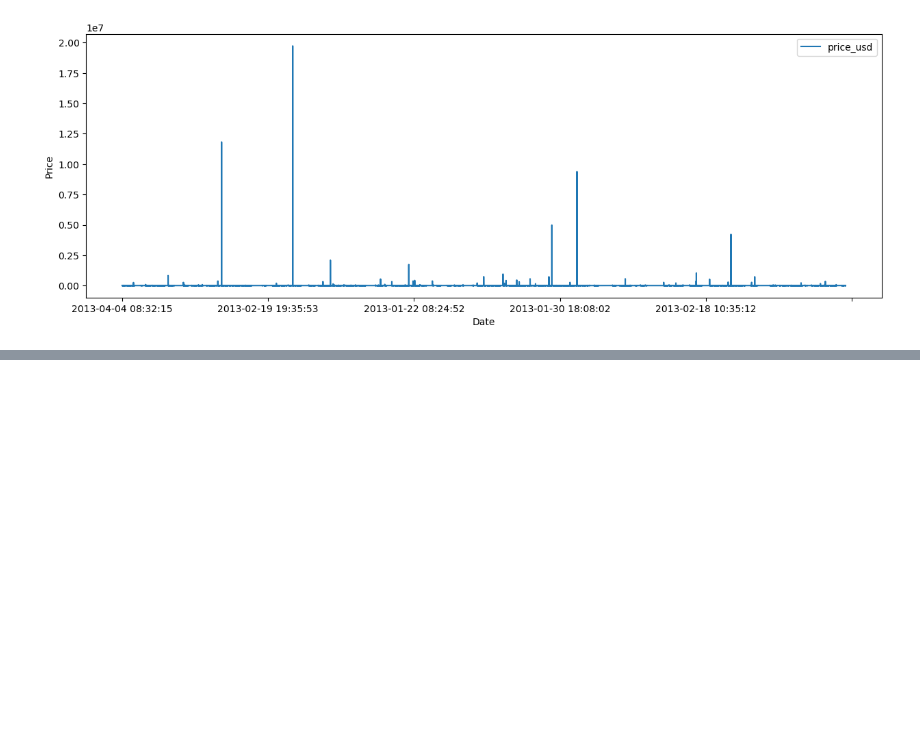
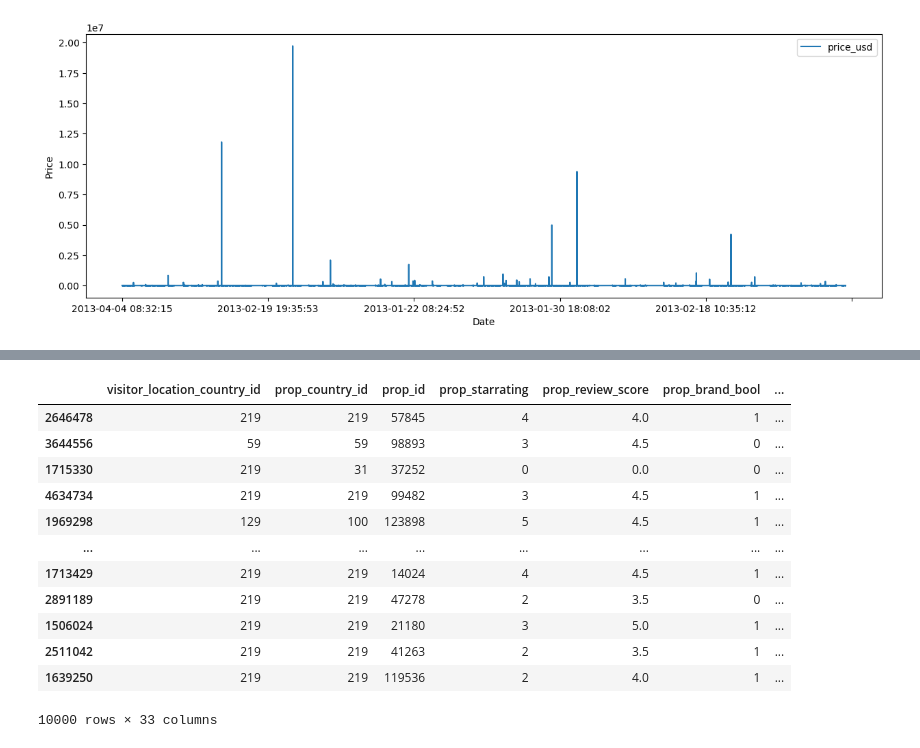
Before and after one commit to Mohammed-majeed/DMT_assignment2, a Jupyter notebook: DMT_assignment2.ipynb, the cells around one changed output, grey strips where cells are left out. Cells and saved outputs as stored; diff of their text form; code cells hidden in the pictures; blank space fills up the shorter version.

```diff
--- a/DMT_assignment2.ipynb
+++ b/DMT_assignment2.ipynb
@@ -212,23 +245,23 @@ df
 # %%
-# Identify the missing data points
-missing_data = df.isnull()
+# # Identify the missing data points
+# missing_data = df.isnull()
 
-# For each missing data point, determine the country it is located in
-for column in missing_data.columns:
-    # Check if the column contains missing values
-    if missing_data[column].any():
-        # Identify the row and column of the missing data point
-        row_index, column_index = np.where(missing_data)
+# # For each missing data point, determine the country it is located in
+# for column in missing_data.columns:
+#     # Check if the column contains missing values
+#     if missing_data[column].any():
+#         # Identify the row and column of the missing data point
+#         row_index, column_index = np.where(missing_data)
 
-        # Determine the country for the missing data point
-        country = df.iloc[row_index]["visitor_location_country_id"]
-        # Get the first (and only) value in the series
-        country = country.iloc[0]
+#         # Determine the country for the missing data point
+#         country = df.iloc[row_index]["visitor_location_country_id"]
+#         # Get the first (and only) value in the series
+#         country = country.iloc[0]
 
-        # Calculate the first quartile for the country
-        country_data = df.loc[df["visitor_location_country_id"] == country, df.columns[column_index[0]]]
-        # Calculate the first quartile for the non-nan values in the column
-        first_quartile = np.nanpercentile(country_data, 25)
-        print(first_quartile)
-        # Replace the missing values with the first quartile
-        df.loc[missing_data[column], column] = first_quartile
+#         # Calculate the first quartile for the country
+#         country_data = df.loc[df["visitor_location_country_id"] == country, df.columns[column_index[0]]]
+#         # Calculate the first quartile for the non-nan values in the column
+#         first_quartile = np.nanpercentile(country_data, 25)
+#         print(first_quartile)
+#         # Replace the missing values with the first quartile
+#         df.loc[missing_data[column], column] = first_quartile
@@ -252,0 +347,16 @@ for column in missing_data.columns:
+# %%
+data
+# %% [output]
+|  | visitor_location_country_id | prop_country_id | prop_id | prop_starrating | prop_review_score | prop_brand_bool | ... |
+| 2646478 | 219 | 219 | 57845 | 4 | 4.0 | 1 | ... |
+| 3644556 | 59 | 59 | 98893 | 3 | 4.5 | 0 | ... |
+| 1715330 | 219 | 31 | 37252 | 0 | 0.0 | 0 | ... |
+| 4634734 | 219 | 219 | 99482 | 3 | 4.5 | 1 | ... |
+| 1969298 | 129 | 100 | 123898 | 5 | 4.5 | 1 | ... |
+| ... | ... | ... | ... | ... | ... | ... | ... |
+| 1713429 | 219 | 219 | 14024 | 4 | 4.5 | 1 | ... |
+| 2891189 | 219 | 219 | 47278 | 2 | 3.5 | 0 | ... |
+| 1506024 | 219 | 219 | 21180 | 3 | 5.0 | 1 | ... |
+| 2511042 | 219 | 219 | 41263 | 2 | 3.5 | 1 | ... |
+| 1639250 | 219 | 219 | 119536 | 2 | 4.0 | 1 | ... |
+10000 rows × 33 columns
```
Also changed, not shown: parts of 16 cells of this notebook.
